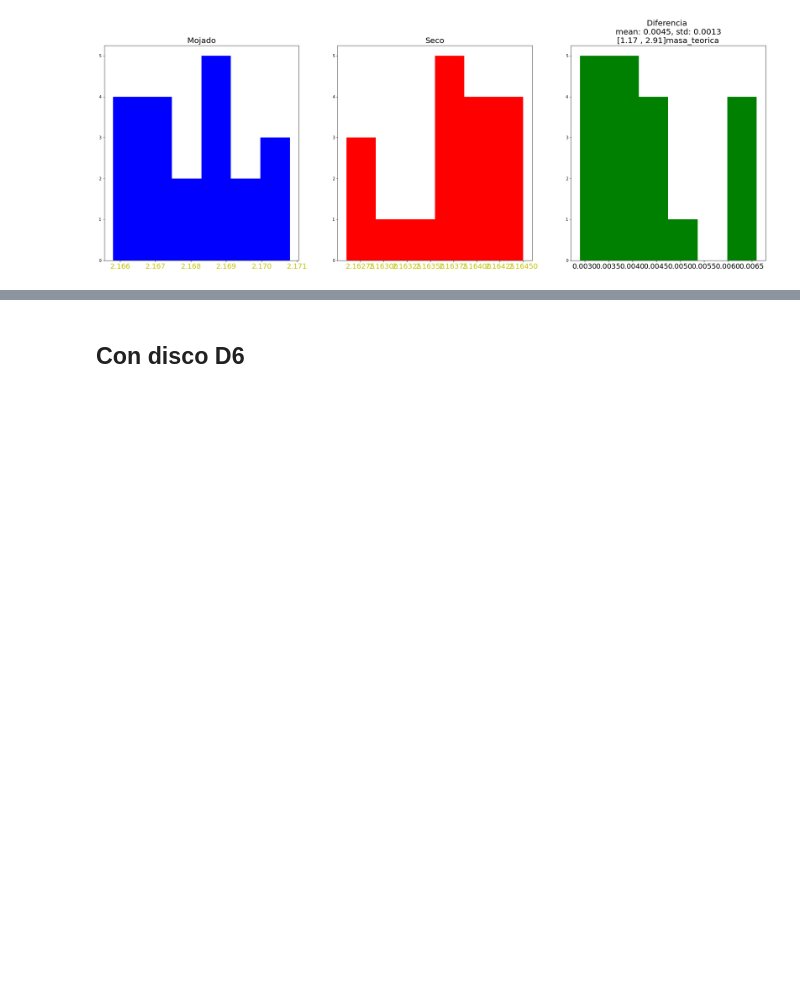
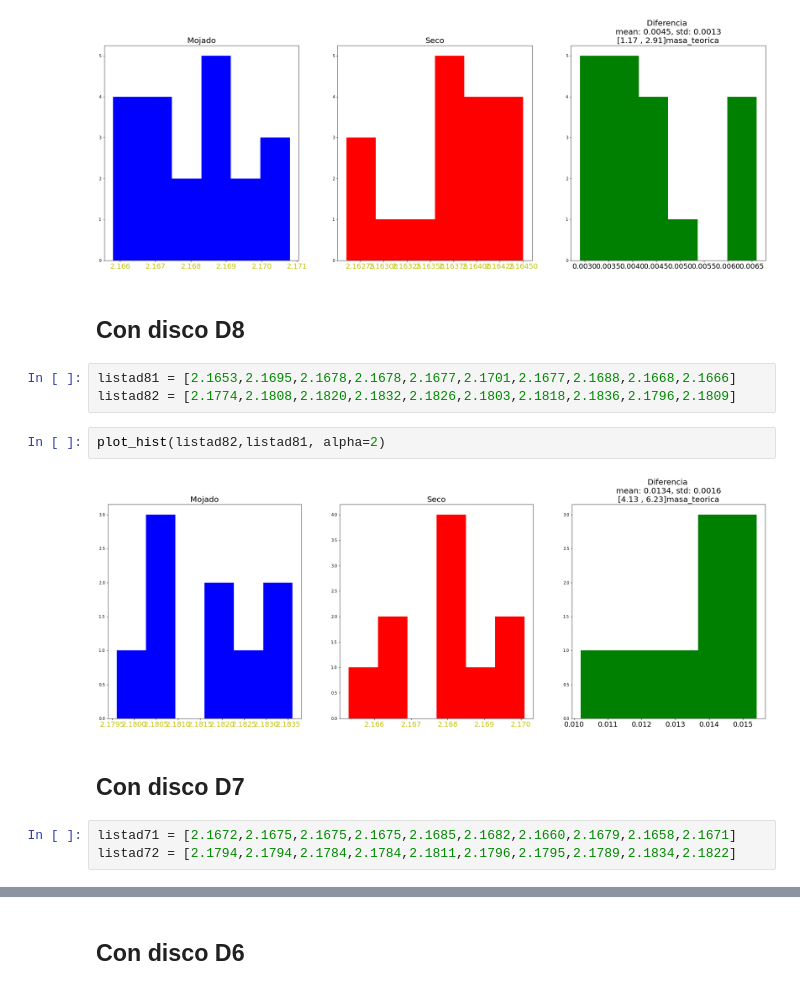
Before and after one commit to And2300/Trash, a Jupyter notebook: Experimento2_Datos.ipynb, the cells around one changed output, grey strips where cells are left out. Cells and saved outputs as stored; diff of their text form; blank space fills up the shorter version.

```diff
--- a/Experimento2_Datos.ipynb
+++ b/Experimento2_Datos.ipynb
@@ -97,3 +93,17 @@ round(np.array(listasd1).mean(),4)
 plot_hist(listasd2,listasd1, alpha=2)
 # %% [output]
 [figure]
+# %% [markdown]
+## Con disco D8
+# %%
+listad81 = [2.1653,2.1695,2.1678,2.1678,2.1677,2.1701,2.1677,2.1688,2.1668,2.1666]
+listad82 = [2.1774,2.1808,2.1820,2.1832,2.1826,2.1803,2.1818,2.1836,2.1796,2.1809]
+# %%
+plot_hist(listad82,listad81, alpha=2)
+# %% [output]
+[figure, added]
+# %% [markdown]
+## Con disco D7
+# %%
+listad71 = [2.1672,2.1675,2.1675,2.1675,2.1685,2.1682,2.1660,2.1679,2.1658,2.1671]
+listad72 = [2.1794,2.1794,2.1784,2.1784,2.1811,2.1796,2.1795,2.1789,2.1834,2.1822]
```
Also changed, not shown: parts of 7 cells of this notebook.
